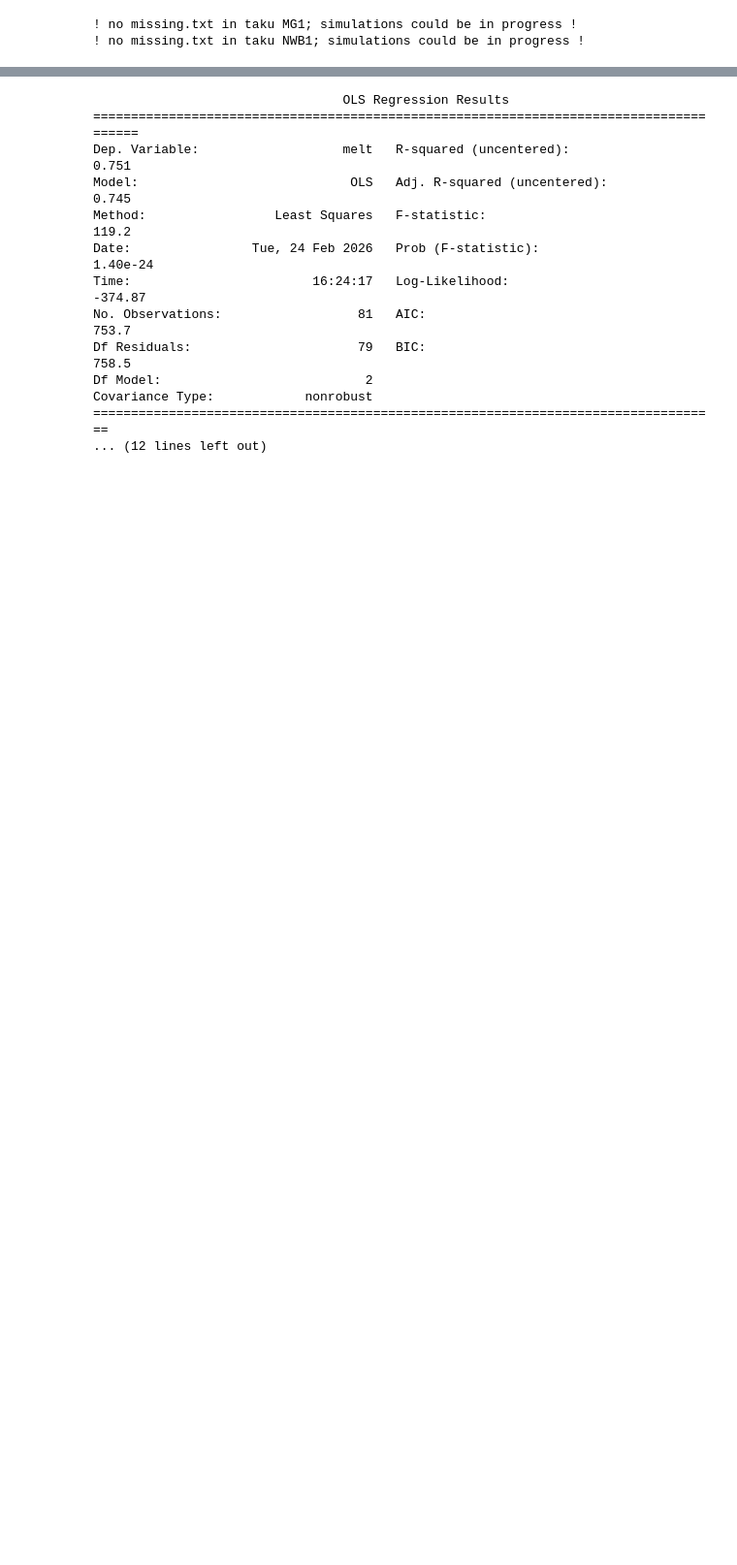
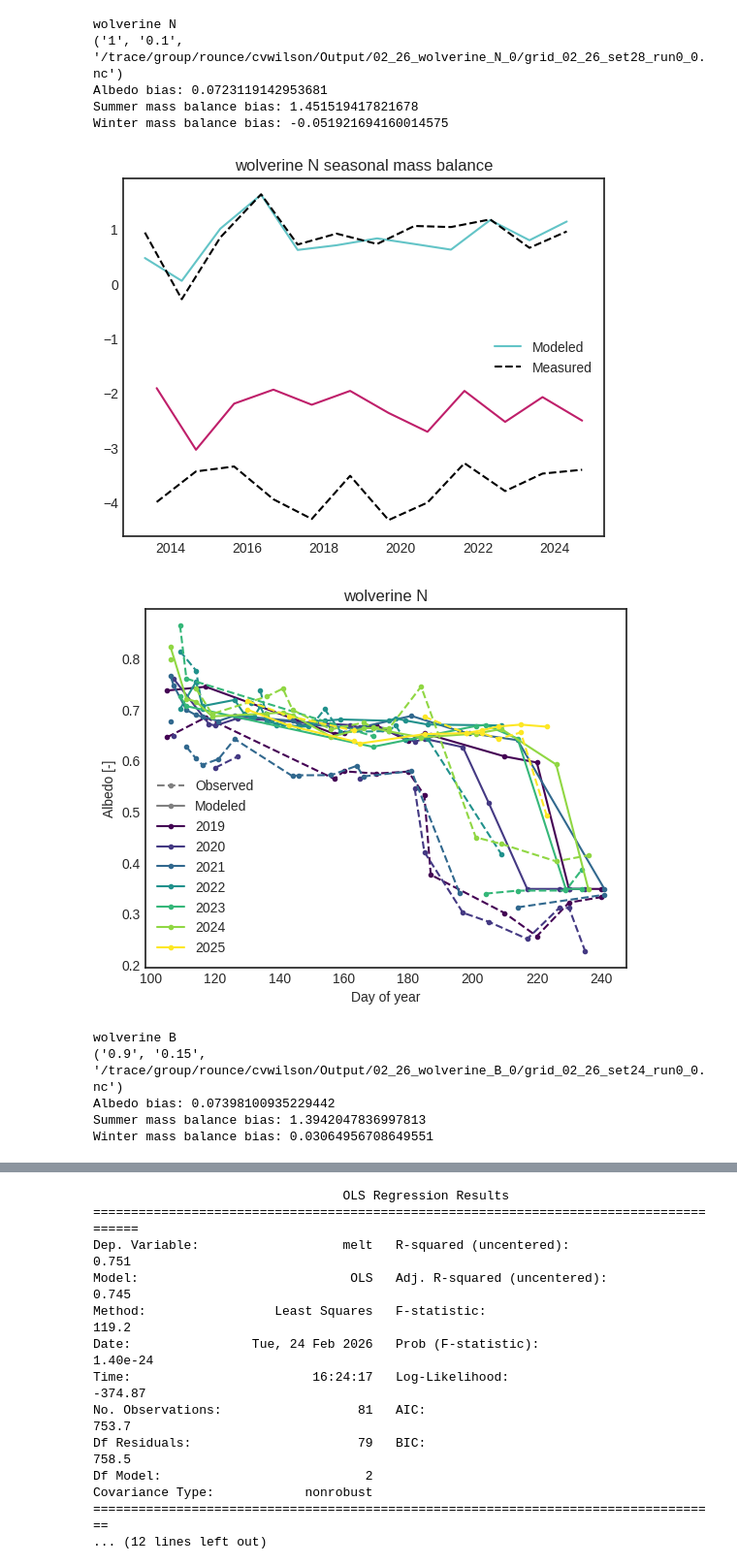
Before and after one commit to clairevwilson/PEBSI, a Jupyter notebook: project/calibrate.ipynb, the cells around one changed output, grey strips where cells are left out. Shown at 97% size. Drawn from its saved outputs; the diff is of its cells as text; code cells hidden in the pictures; blank space fills up the shorter version.

```diff
--- a/project/calibrate.ipynb
+++ b/project/calibrate.ipynb
@@ -32,75 +33,92 @@ coord_dict = {'wolverine':'60.5_-148.7',
 # %%
 glacier = 'wolverine'
 site = 'B'
-date = '02_23'
+date = '02_26'
 
 glacier_dict = {'wolverine':['N','B','EC'],
                 'kahiltna':['K53','K14k','K17b'],
                 'kennicott':['GTL','GTH','KC31'],
                 'lemon_creek':['B','C','D'],
-                'taku':['MG1','NWB1',],
-                'gulkana':['AU','B','D']}
+                'taku':['NWB1',], # 'MG1',
+                'gulkana':['AU'] # ,'B','D']
+                }
 
 all_mod_albedo = []
 all_meas_albedo = []
-for glacier in ['taku']: # glacier_dict:
+best_dict = {}
+all_best = {}
+for glacier in glacier_dict:
+    best_dict[glacier] = {}
+    all_best[glacier] = {}
     for site in glacier_dict[glacier]:
-        fp = base_fp + f'DATE_{glacier}_{site}_0/'
-        if os.path.exists(fp.replace('DATE', '02_23')):
-            fp = fp.replace('DATE', '02_23')
-        elif os.path.exists(fp.replace('DATE', '02_24')):
-            fp = fp.replace('DATE', '02_24')
-        else:
-            pass# assert os.path.exists(fp), 'no data for '+glacier+site
+        fp = base_fp + f'{date}_{glacier}_{site}_0/'
 
         if not os.path.exists(fp + 'missing.txt'):
             print(f'! no missing.txt in {glacier} {site}; simulations could be in progress !')
-            continue
+            pass
         fn = f'grid_{date}_setXX_run0_0.nc'
-
-        ksps = [0.1,0.3,0.5,0.8,0.9,1]
 
         min_error = np.inf
         for setno in range(30):
+            fn_set = fp + fn.replace('XX', str(setno))
+            if not os.path.exists(fn_set):
+                continue
+
             mb_data = MassBalance(glacier, site, use='benchmark')
             albedo_data = Albedo(glacier, site)
 
-            ksp_BC = ksps[setno % 6]
-            if not os.path.exists(fp + fn.replace('XX', str(setno))):
-                continue
-            ds = xr.open_dataset(fp + fn.replace('XX', str(setno)))
+            ds = xr.open_dataset(fn_set)
             mb_data.get_model_mb(ds)
             albedo_data.get_model_albedo(ds)
             if mb_data.dataset == 'seasonal':
                 mae_summer, mae_winter = mb_data.mae(True)
                 mae_mb = mae_summer + mae_winter
             else:
                 mae_mb = mb_data.mae()
             mae_albedo = albedo_data.mae()
 
-            error = mae_mb # mae_albedo +
+            error = mae_albedo # * 2 + mae_mb
             if error < min_error:
                 min_error = error
-                best_set = (ds.attrs['kp'], str(ksp_BC))
+                best_set = (ds.attrs['ksp_BC'], ds.attrs['Sr'], fn_set)
                 best_ds = ds.copy(deep=True)
 
         mb_data = MassBalance(glacier, site, use='benchmark')
         albedo_data = Albedo(glacier, site)
+        best_dict[glacier][site] = best_ds
+        all_best[glacier][site] = {'ksp_BC':best_set[0], 'Sr':best_set[1]}
 
-        print(glacier, site)
+        # parse model run
+        albedo_data.get_model_albedo(best_ds)
+        mb_data.get_model_mb(best_ds)
+
         print(best_ds.attrs['glacier'], best_ds.attrs['site'])
-        mb_data.get_model_mb(best_ds)
+        print(best_set)
+        print('Albedo bias:',albedo_data.bias())
+        if mb_data.dataset == 'seasonal':
+            me_summer, me_winter = mb_data.bias(True)
+            print('Summer mass balance bias:',me_summer)
+            print('Winter mass balance bias:',me_winter)
+        else:
+            print('Annual mass balance bias:',mb_data.mae())
+
+        # plot
         mb_data.plot_mb()
-
-        albedo_data.get_model_albedo(best_ds)
         albedo_data.plot_timeseries()
 
         for mod, meas in zip(albedo_data.mod, albedo_data.meas):
             all_mod_albedo.append(mod)
             all_meas_albedo.append(meas)
-
-        print(best_set)
-        print(albedo_data.bias())
 # %% [output]
-! no missing.txt in taku MG1; simulations could be in progress !
-! no missing.txt in taku NWB1; simulations could be in progress !
+wolverine N
+('1', '0.1', '/trace/group/rounce/cvwilson/Output/02_26_wolverine_N_0/grid_02_26_set28_run0_0.nc')
+Albedo bias: 0.0723119142953681
+Summer mass balance bias: 1.451519417821678
+Winter mass balance bias: -0.051921694160014575
+[figure, added]
+[figure, added]
+wolverine B
+('0.9', '0.15', '/trace/group/rounce/cvwilson/Output/02_26_wolverine_B_0/grid_02_26_set24_run0_0.nc')
+Albedo bias: 0.07398100935229442
+Summer mass balance bias: 1.3942047836997813
+Winter mass balance bias: 0.03064956708649551
```
Also changed, not shown: parts of 9 cells of this notebook, 1 other file.
